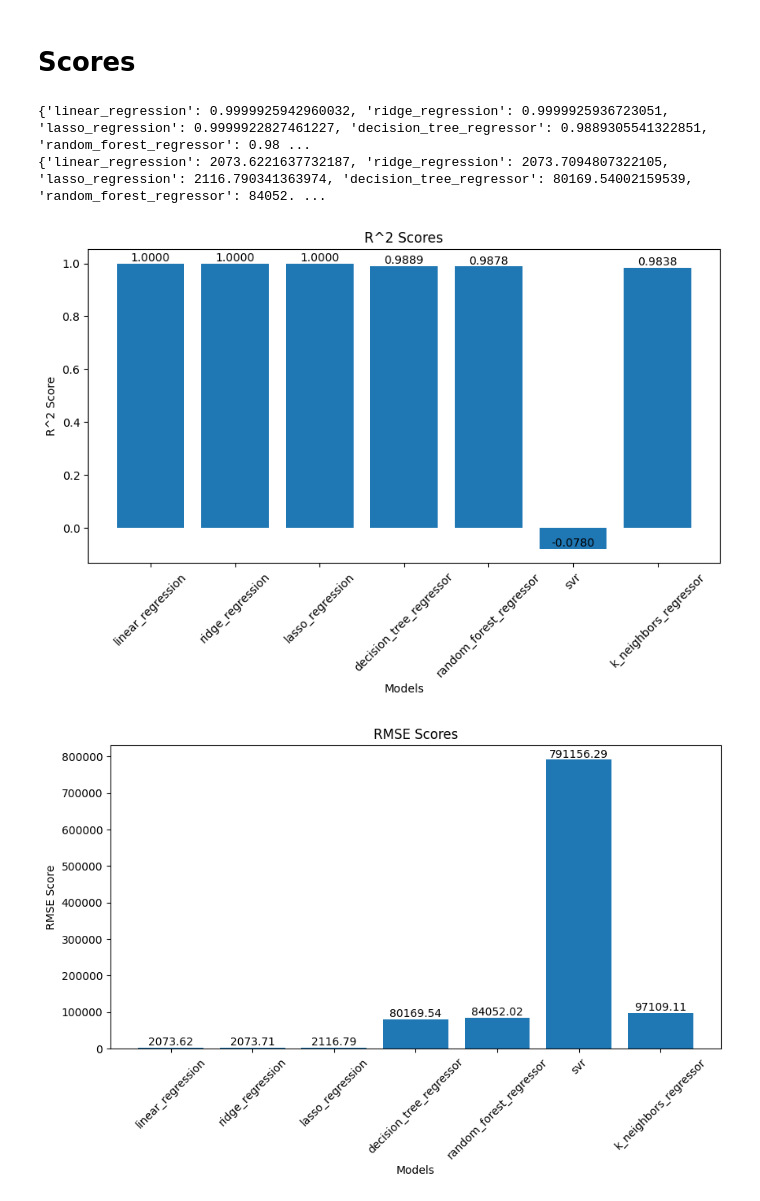
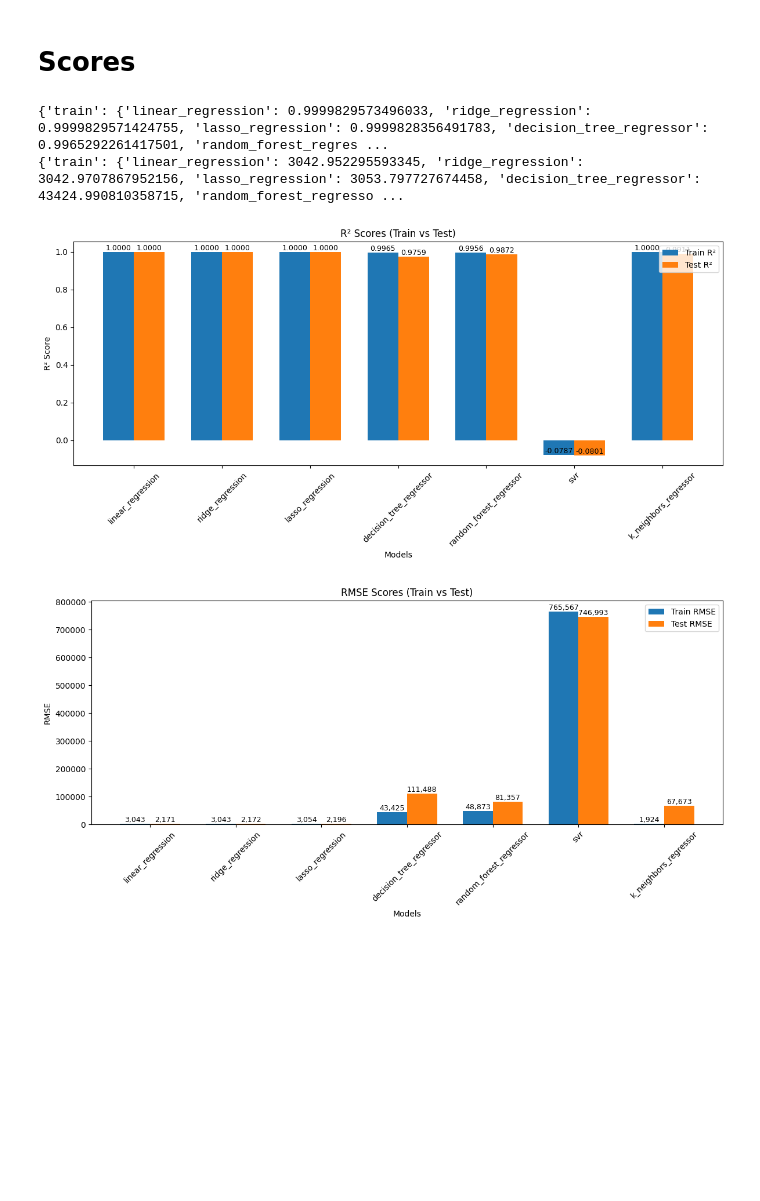
Before and after one commit to lukfd/city-of-austin-car-crash-ml-study, a Jupyter notebook: src/visualization.ipynb, the cells around one changed output. Cells and saved outputs as stored; diff of their text form; code cells hidden in the pictures; blank space fills up the shorter version.

```diff
--- a/src/visualization.ipynb
+++ b/src/visualization.ipynb
@@ -19,54 +19,73 @@ dict_keys(['linear_regression', 'ridge_regression', 'lasso_regression', 'decisio
 # %% [markdown]
 # Scores
 # %%
-r2_scores = {}
-rmse_scores = {}
+r2_scores = {'train': {}, 'test': {}}
+rmse_scores = {'train': {}, 'test': {}}
 
 for model in results:
-    if model not in r2_scores:
-            r2_scores[model] = results[model]['R^2']
-            rmse_scores[model] = results[model]['RMSE']
+    if model not in r2_scores['train']:
+        r2_scores['train'][model] = results[model]['train_metrics']['R^2']
+        r2_scores['test'][model] = results[model]['test_metrics']['R^2']
+        rmse_scores['train'][model] = results[model]['train_metrics']['RMSE']
+        rmse_scores['test'][model] = results[model]['test_metrics']['RMSE']
 
 print(r2_scores)
 print(rmse_scores)
 # %% [output]
-{'linear_regression': 0.9999925942960032, 'ridge_regression': 0.9999925936723051, 'lasso_regression': 0.9999922827461227, 'decision_tree_regressor': 0.9889305541322851, 'random_forest_regressor': 0.98 ...
-{'linear_regression': 2073.6221637732187, 'ridge_regression': 2073.7094807322105, 'lasso_regression': 2116.790341363974, 'decision_tree_regressor': 80169.54002159539, 'random_forest_regressor': 84052. ...
+{'train': {'linear_regression': 0.9999829573496033, 'ridge_regression': 0.9999829571424755, 'lasso_regression': 0.9999828356491783, 'decision_tree_regressor': 0.9965292261417501, 'random_forest_regres ...
+{'train': {'linear_regression': 3042.952295593345, 'ridge_regression': 3042.9707867952156, 'lasso_regression': 3053.797727674458, 'decision_tree_regressor': 43424.990810358715, 'random_forest_regresso ...
 # %%
-plt.figure(figsize=(10, 5))
-plt.title('R^2 Scores')
+models = list(r2_scores['train'].keys())
+x = np.arange(len(models))
+width = 0.35
+
+train_r2 = list(r2_scores['train'].values())
+test_r2 = list(r2_scores['test'].values())
+
+plt.figure(figsize=(12, 6))
+plt.title('R² Scores (Train vs Test)')
 plt.xlabel('Models')
-plt.ylabel('R^2 Score')
-plt.xticks(rotation=45)
+plt.ylabel('R² Score')
+plt.xticks(x, models, rotation=45)
 
-bars = plt.bar(r2_scores.keys(), r2_scores.values())
+bars1 = plt.bar(x - width/2, train_r2, width, label='Train R²')
+bars2 = plt.bar(x + width/2, test_r2, width, label='Test R²')
 
-# Add values on top of each bar
-for bar in bars:
-    height = bar.get_height()
-    plt.text(bar.get_x() + bar.get_width() / 2, height, f'{height:.4f}',
-             ha='center', va='bottom', fontsize=10)
+# Add value labels
+for bars in [bars1, bars2]:
+    for bar in bars:
+        height = bar.get_height()
+        plt.text(bar.get_x() + bar.get_width()/2, height, f'{height:.4f}',
+                 ha='center', va='bottom', fontsize=9)
 
+plt.legend()
+plt.tight_layout()
 plt.savefig('./image/r2_scores.png')
 plt.show()
 # %% [output]
-[figure, old version]
+[figure, new version]
 # %%
-plt.figure(figsize=(10, 5))
-plt.title('RMSE Scores')
+train_rmse = list(rmse_scores['train'].values())
+test_rmse = list(rmse_scores['test'].values())
+
+plt.figure(figsize=(12, 6))
+plt.title('RMSE Scores (Train vs Test)')
 plt.xlabel('Models')
-plt.ylabel('RMSE Score')
-plt.xticks(rotation=45)
+plt.ylabel('RMSE')
+plt.xticks(x, models, rotation=45)
 
-bars = plt.bar(rmse_scores.keys(), rmse_scores.values())
+bars1 = plt.bar(x - width/2, train_rmse, width, label='Train RMSE')
+bars2 = plt.bar(x + width/2, test_rmse, width, label='Test RMSE')
 
-# Add values on top of each bar
-for bar in bars:
-    height = bar.get_height()
-    plt.text(bar.get_x() + bar.get_width() / 2, height, f'{height:.2f}',
-             ha='center', va='bottom', fontsize=10)
+for bars in [bars1, bars2]:
+    for bar in bars:
+        height = bar.get_height()
+        plt.text(bar.get_x() + bar.get_width()/2, height, f'{height:,.0f}',
+                 ha='center', va='bottom', fontsize=9)
 
+plt.legend()
+plt.tight_layout()
 plt.savefig('./image/rmse_scores.png')
 plt.show()
 # %% [output]
-[figure, old version]
+[figure, new version]
```
Also changed, not shown: 6 other files.
